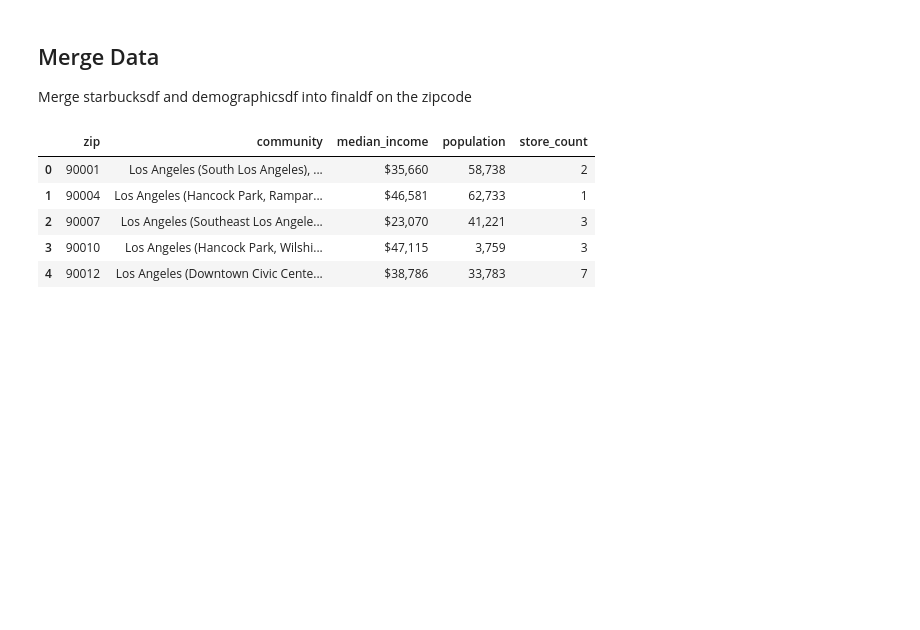
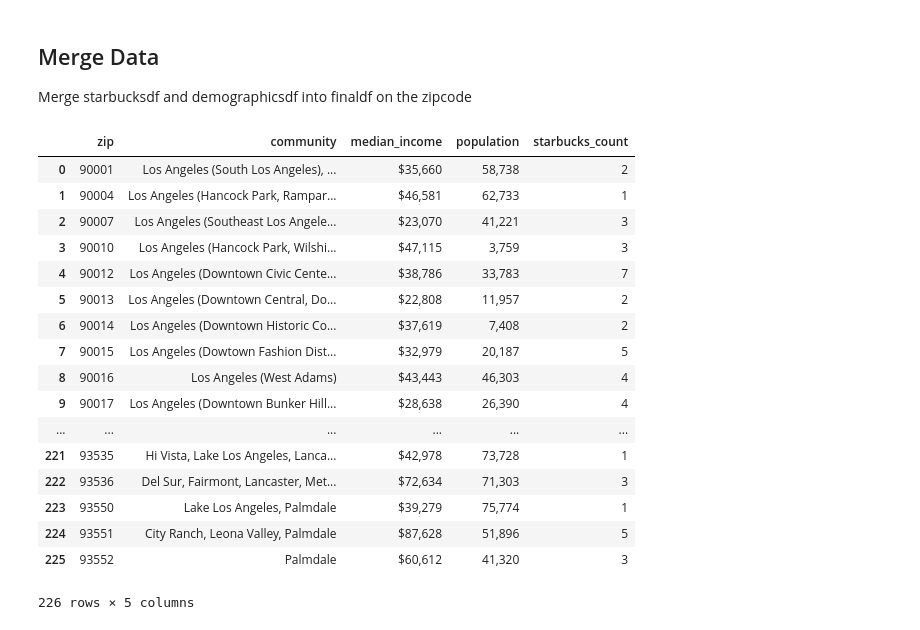
Before and after one commit to hone1er/ETLproject, a Jupyter notebook: datanotebook.ipynb, the cells around one changed output. Cells and saved outputs as stored; diff of their text form; code cells hidden in the pictures; blank space fills up the shorter version.

```diff
--- a/datanotebook.ipynb
+++ b/datanotebook.ipynb
@@ -56,7 +56,7 @@ starbucks.columns = ['brand', 'city', 'state', 'country', 'zip']
 starbucks = starbucks[starbucks['country']=='US']
 starbucksdf = pd.DataFrame(starbucks['zip'].str.slice(0,5,1).value_counts())
 starbucksdf.reset_index(level=0, inplace=True)
-starbucksdf.columns = ['zip', 'store_count']
-starbucksdf.sort_values('store_count', ascending=False)
+starbucksdf.columns = ['zip', 'starbucks_count']
+starbucksdf.sort_values('starbucks_count', ascending=False)
 starbucksdf.head()
 # %% [output]
@@ -107,11 +107,23 @@ Merge starbucksdf and demographicsdf into finaldf on the zipcode
 # %%
 finaldf = demographicsdf.merge(starbucksdf, on='zip')
 # %%
-finaldf.head()
+finaldf
 # %% [output]
-|  | zip | community | median_income | population | store_count |
+|  | zip | community | median_income | population | starbucks_count |
 | 0 | 90001 | Los Angeles (South Los Angeles), ... | $35,660 | 58,738 | 2 |
 | 1 | 90004 | Los Angeles (Hancock Park, Rampar... | $46,581 | 62,733 | 1 |
 | 2 | 90007 | Los Angeles (Southeast Los Angele... | $23,070 | 41,221 | 3 |
 | 3 | 90010 | Los Angeles (Hancock Park, Wilshi... | $47,115 | 3,759 | 3 |
 | 4 | 90012 | Los Angeles (Downtown Civic Cente... | $38,786 | 33,783 | 7 |
+| 5 | 90013 | Los Angeles (Downtown Central, Do... | $22,808 | 11,957 | 2 |
+| 6 | 90014 | Los Angeles (Downtown Historic Co... | $37,619 | 7,408 | 2 |
+| 7 | 90015 | Los Angeles (Dowtown Fashion Dist... | $32,979 | 20,187 | 5 |
+| 8 | 90016 | Los Angeles (West Adams) | $43,443 | 46,303 | 4 |
+| 9 | 90017 | Los Angeles (Downtown Bunker Hill... | $28,638 | 26,390 | 4 |
+| ... | ... | ... | ... | ... | ... |
+| 221 | 93535 | Hi Vista, Lake Los Angeles, Lanca... | $42,978 | 73,728 | 1 |
+| 222 | 93536 | Del Sur, Fairmont, Lancaster, Met... | $72,634 | 71,303 | 3 |
+| 223 | 93550 | Lake Los Angeles, Palmdale | $39,279 | 75,774 | 1 |
+| 224 | 93551 | City Ranch, Leona Valley, Palmdale | $87,628 | 51,896 | 5 |
+| 225 | 93552 | Palmdale | $60,612 | 41,320 | 3 |
+226 rows × 5 columns
```
Also changed, not shown: parts of 6 cells of this notebook, 3 other files.
